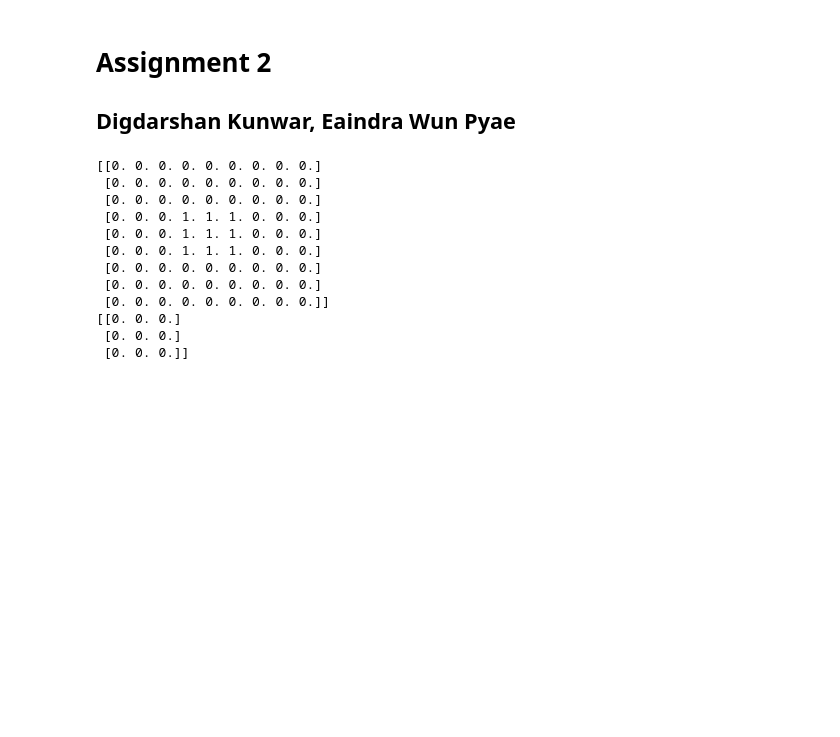
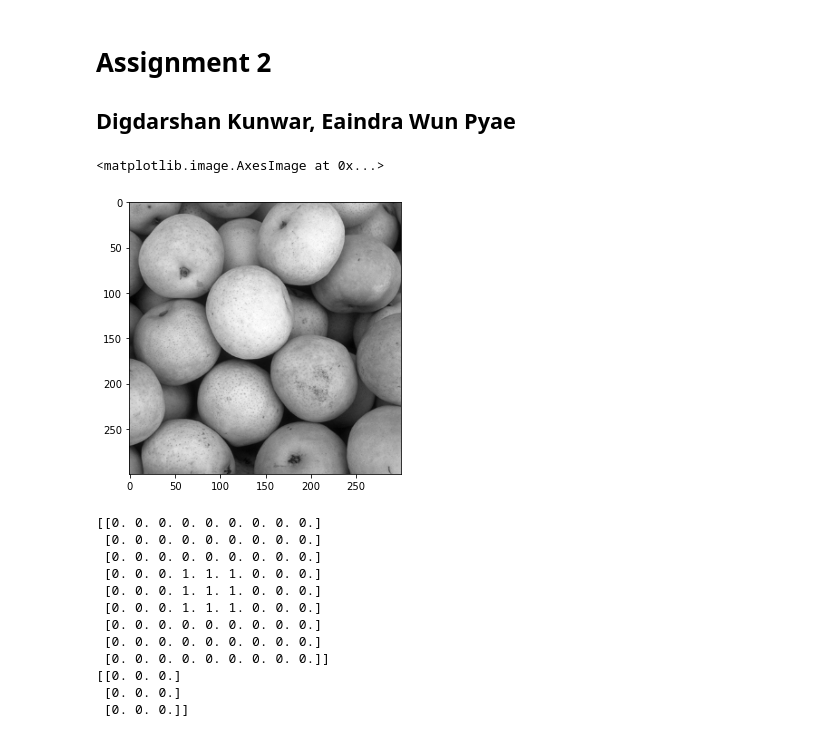
Before and after one commit to digggy/CA-CS-802_Image-Processing, a Jupyter notebook: assignment-2/jupyter_notebook/watershed-algorithm.ipynb, the cells around one changed output. Saved outputs shown, nothing was run; the diff lists cells and outputs as text; code cells hidden in the pictures; blank space fills up the shorter version.

```diff
--- a/assignment-2/jupyter_notebook/watershed-algorithm.ipynb
+++ b/assignment-2/jupyter_notebook/watershed-algorithm.ipynb
@@ -9,6 +9,15 @@ from skimage import io
 from PIL import Image
 plt.rcParams["figure.figsize"] = (25,5)
 import time
+# %%
+filepath = "../input/potato.png"
+image = io.imread(filepath, as_gray=True)
+image -= np.min(image)
+image = image.astype(np.uint8)
+plt.imshow(image, cmap='gray', vmin=0, vmax=np.max(image))
+# %% [output]
+<matplotlib.image.AxesImage at 0x...>
+[figure, added]
 # %%
 # global for filtering
 BALANCE_ALPHA = 0.2
```
Also changed, not shown: 12 other files.
